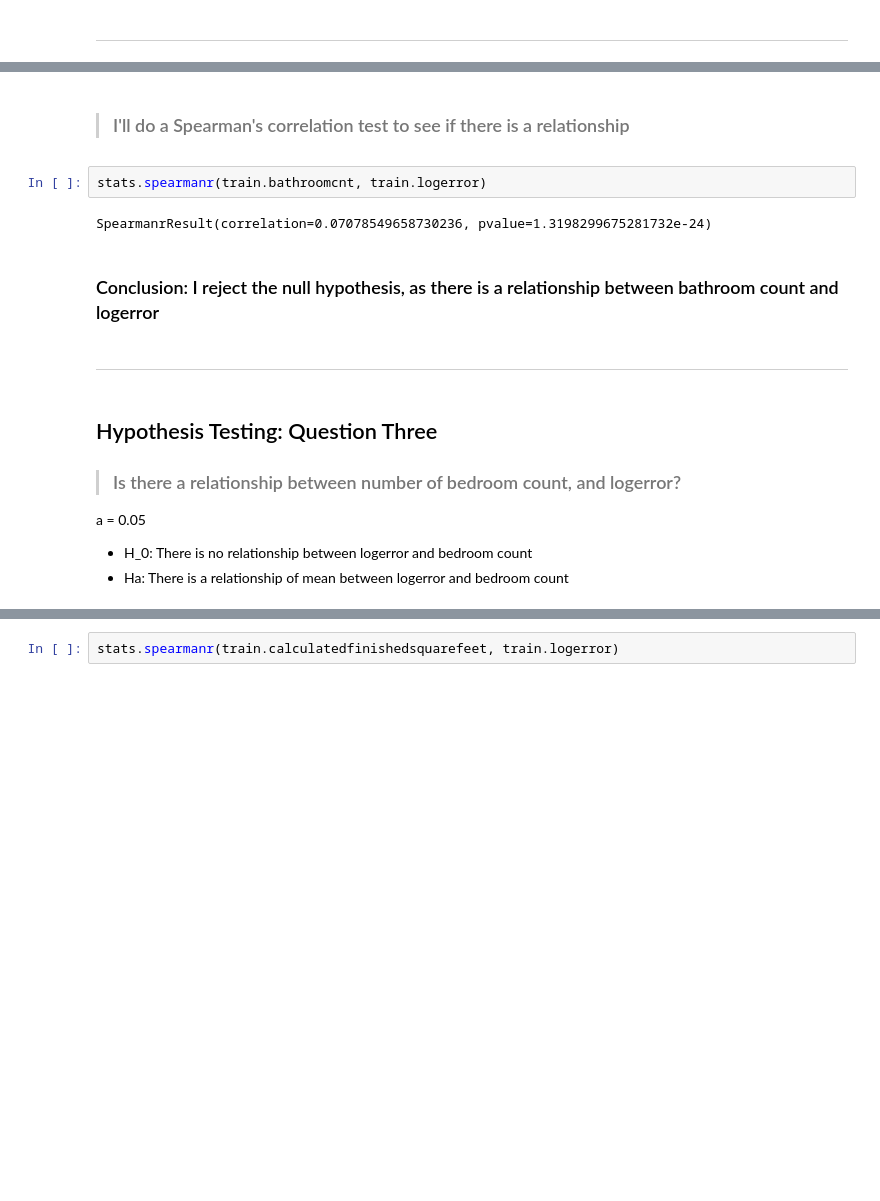
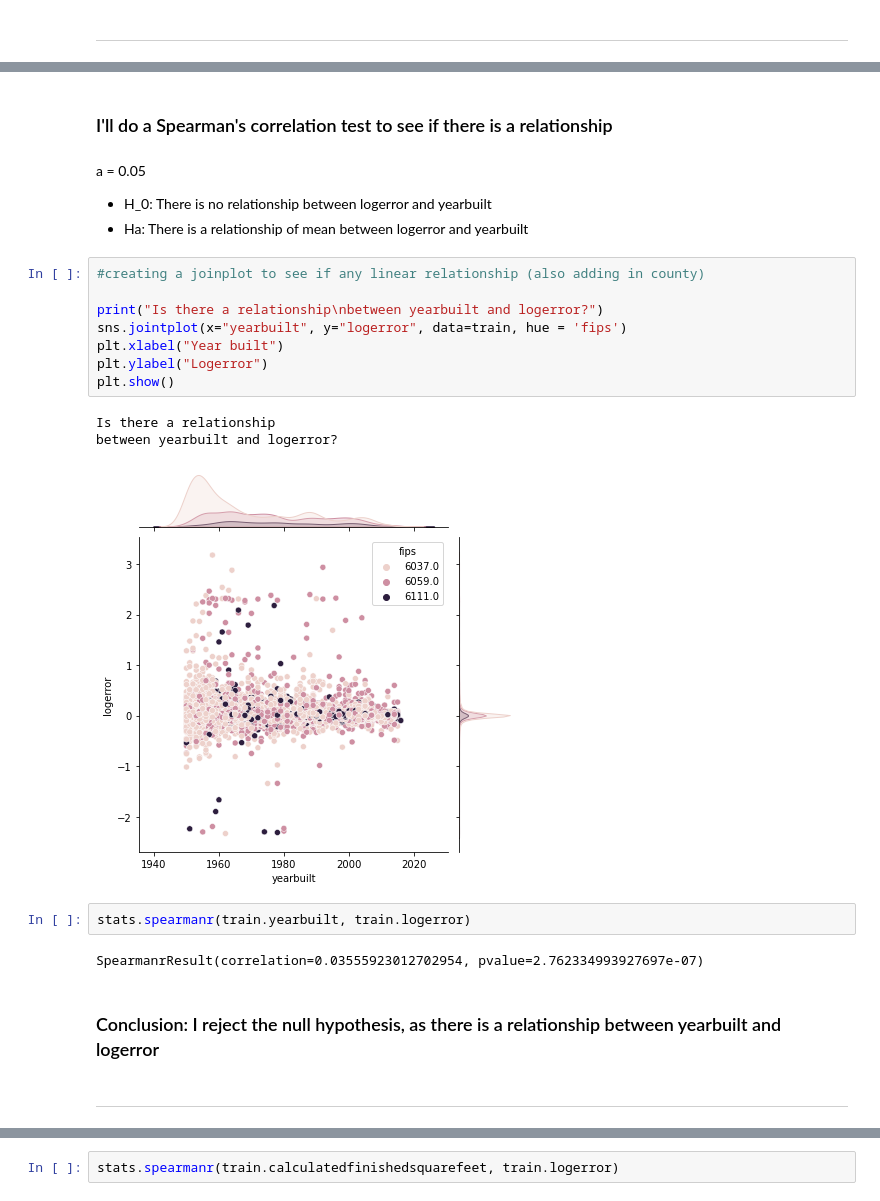
Before and after one commit to jeneyring/Clustering-Final-Project, a Jupyter notebook: Scratchpad.ipynb, the cells around one changed output, grey strips where cells are left out. Drawn from its saved outputs; the diff is of its cells as text; blank space fills up the shorter version.

Commit message:
almost there

```diff
--- a/Scratchpad.ipynb
+++ b/Scratchpad.ipynb
@@ -550,17 +553,26 @@ between bathroom count and logerror?
 # %% [markdown]
->### I'll do a Spearman's correlation test to see if there is a relationship
+### I'll do a Spearman's correlation test to see if there is a relationship
-# %%
-stats.spearmanr(train.bathroomcnt, train.logerror)
-# %% [output]
-SpearmanrResult(correlation=0.07078549658730236, pvalue=1.3198299675281732e-24)
+# %% [markdown]
+a = 0.05
+- H_0: There is no relationship between logerror and yearbuilt
+- Ha: There is a relationship of mean between logerror and yearbuilt
+# %%
+#creating a joinplot to see if any linear relationship (also adding in county)
+
+print("Is there a relationship\nbetween yearbuilt and logerror?")
+sns.jointplot(x="yearbuilt", y="logerror", data=train, hue = 'fips')
+plt.xlabel("Year built")
+plt.ylabel("Logerror")
+plt.show()
+# %% [output]
+Is there a relationship
+between yearbuilt and logerror?
+[figure, added]
+# %%
+stats.spearmanr(train.yearbuilt, train.logerror)
+# %% [output]
+SpearmanrResult(correlation=0.03555923012702954, pvalue=2.762334993927697e-07)
 # %% [markdown]
-### Conclusion: I reject the null hypothesis, as there is a relationship between bathroom count and logerror
+### Conclusion: I reject the null hypothesis, as there is a relationship between yearbuilt and logerror
 # %% [markdown]
 ___________________________________________________________
-# %% [markdown]
-## Hypothesis Testing: Question Three
->### Is there a relationship between number of bedroom count, and logerror?
-
-a = 0.05
-- H_0: There is no relationship between logerror and bedroom count
-- Ha: There is a relationship of mean between logerror and bedroom count
```
Also changed, not shown: parts of 107 cells of this notebook, 1 other file.
